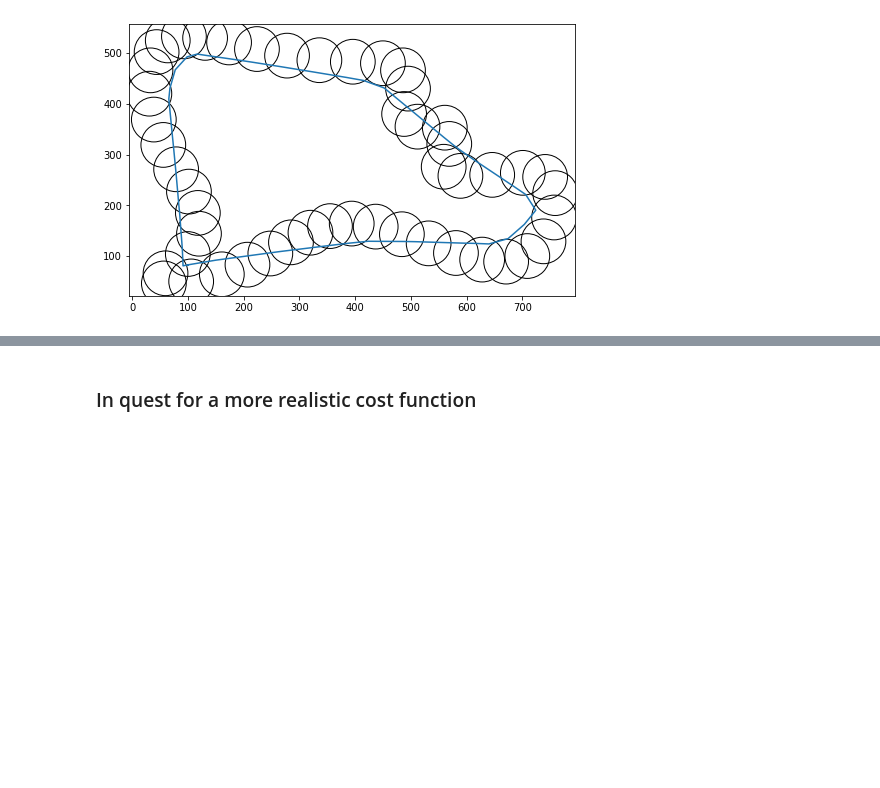
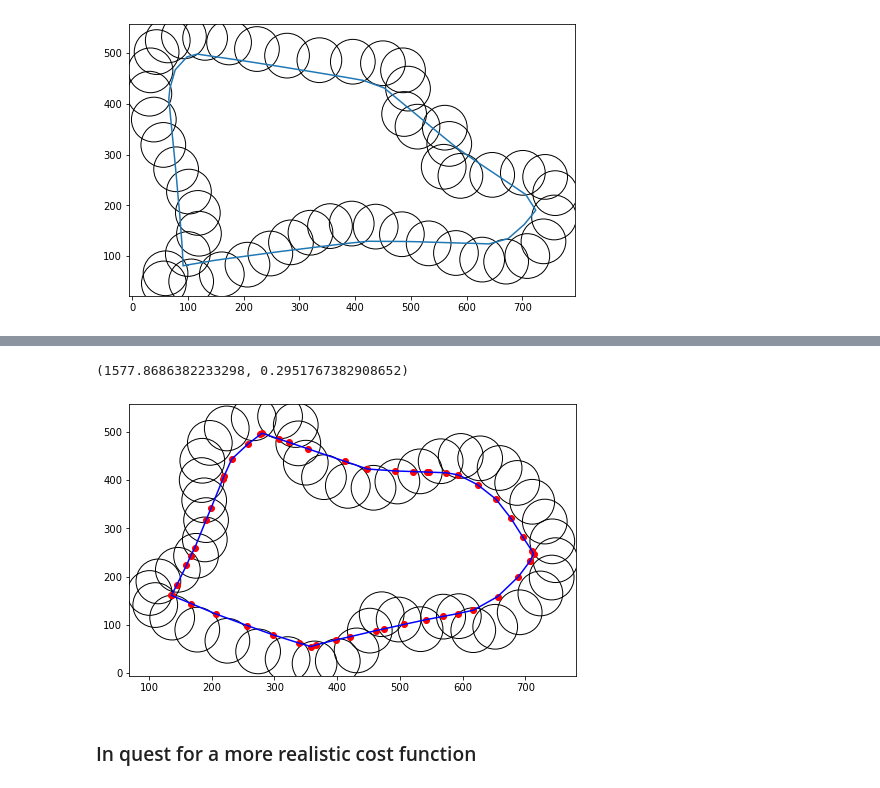
Before and after one commit to abhisheknaik96/racing-line-optimization, a Jupyter notebook: racing_line.ipynb, the cells around one changed output, grey strips where cells are left out. Saved outputs shown, nothing was run; the diff lists cells and outputs as text; code cells hidden in the pictures; blank space fills up the shorter version.

```diff
--- a/racing_line.ipynb
+++ b/racing_line.ipynb
@@ -400,3 +409,10 @@ Ended with: 1566.932164982755
+# %%
+draw_track_and_racing_line(track_points, shortest_racing_line,
+                           compute_cost=racing_line_length_full, track_width=2, smooth=False, smooth_points=2000)
+print(_length_and_angles(shortest_racing_line))
+# %% [output]
+(1577.8686382233298, 0.2951767382908652)
+[figure, added]
 # %% [markdown]
 ### In quest for a more realistic cost function
 # %%
```
Also changed, not shown: parts of 8 cells of this notebook.
